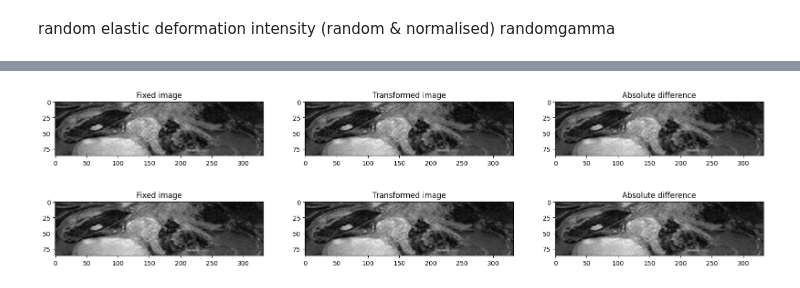
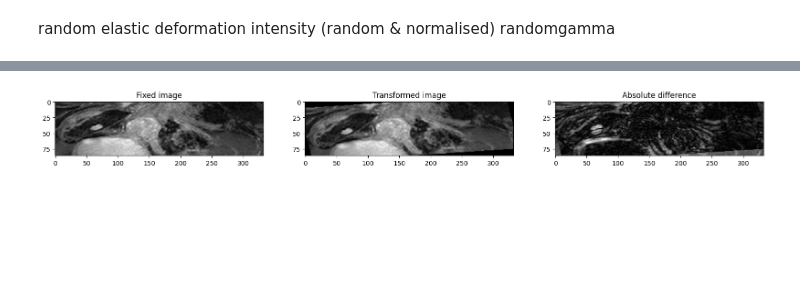
Before and after one commit to MartvStraten/8DM20-Capita-Selecta, a Jupyter notebook: ImageRegistration/augmentation_tests.ipynb, the cells around one changed output, grey strips where cells are left out. Cells and saved outputs as stored; diff of their text form; code cells hidden in the pictures; blank space fills up the shorter version.

Commit message:
augmentation showcase

```diff
--- a/ImageRegistration/augmentation_tests.ipynb
+++ b/ImageRegistration/augmentation_tests.ipynb
@@ -86,26 +122,14 @@ ax[2].set_title("Absolute difference");
+# %%
+aug_path = augmentation.random_rotation(fixed_image_path, (-15, 15, 0, 0, 0, 0))
+aug_rot = iio.imread(aug_path)
 # %%
-norm_im = sitk.RescaleIntensity(sitk.ReadImage(fixed_image_path), 0, 255)
 slice = 150
 fig, ax = plt.subplots(1, 3, figsize=(20, 5))
 ax[0].imshow(fixed_image[:,:,slice], cmap='gray')
 ax[0].set_title('Fixed image')
-ax[1].imshow(sitk.GetArrayViewFromImage(norm_im)[:,:,slice], cmap='gray')
+ax[1].imshow(aug_rot[:,:,slice], cmap='gray')
 ax[1].set_title('Transformed image')
-ax[2].imshow(abs(fixed_image[:,:,slice]-sitk.GetArrayViewFromImage(norm_im)[:,:,slice]), cmap='gray')
+ax[2].imshow(abs(fixed_image[:,:,slice]-aug_rot[:,:,slice]), cmap='gray')
 ax[2].set_title("Absolute difference");
 # %% [output]
-[figure, old version]
+[figure, new version]
-# %%
-img = sitk.ReadImage(fixed_image_path)
-norm_filter = sitk.NormalizeImageFilter()
-norm_im = norm_filter.Execute(img)
-slice = 150
-fig, ax = plt.subplots(1, 3, figsize=(20, 5))
-ax[0].imshow(fixed_image[:,:,slice], cmap='gray')
-ax[0].set_title('Fixed image')
-ax[1].imshow(sitk.GetArrayViewFromImage(norm_im)[:,:,slice], cmap='gray')
-ax[1].set_title('Transformed image')
-ax[2].imshow(abs(fixed_image[:,:,slice]-sitk.GetArrayViewFromImage(norm_im)[:,:,slice]), cmap='gray')
-ax[2].set_title("Absolute difference");
-# %% [output]
-[figure, removed]
```
Also changed, not shown: parts of 9 cells of this notebook.
